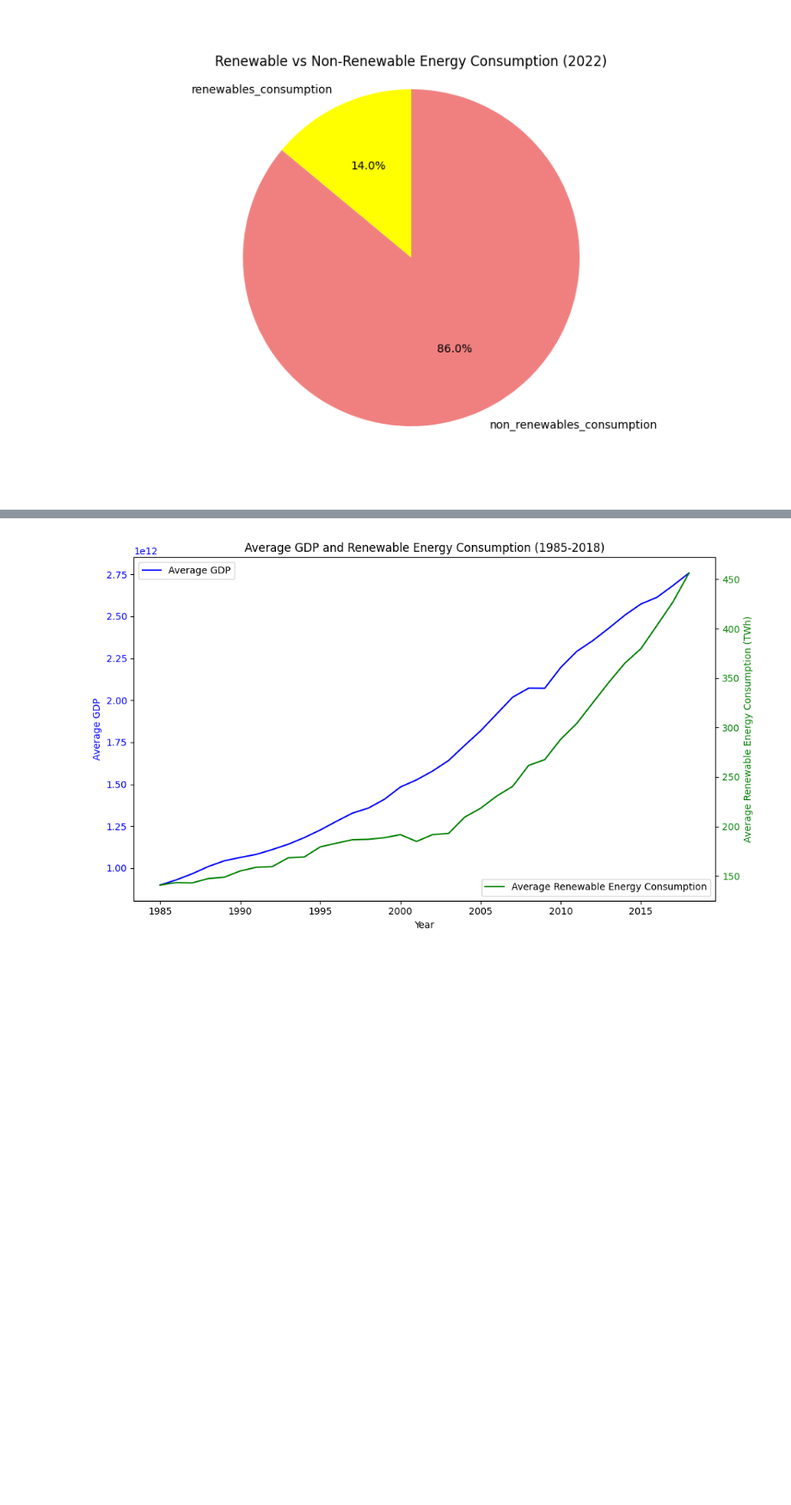
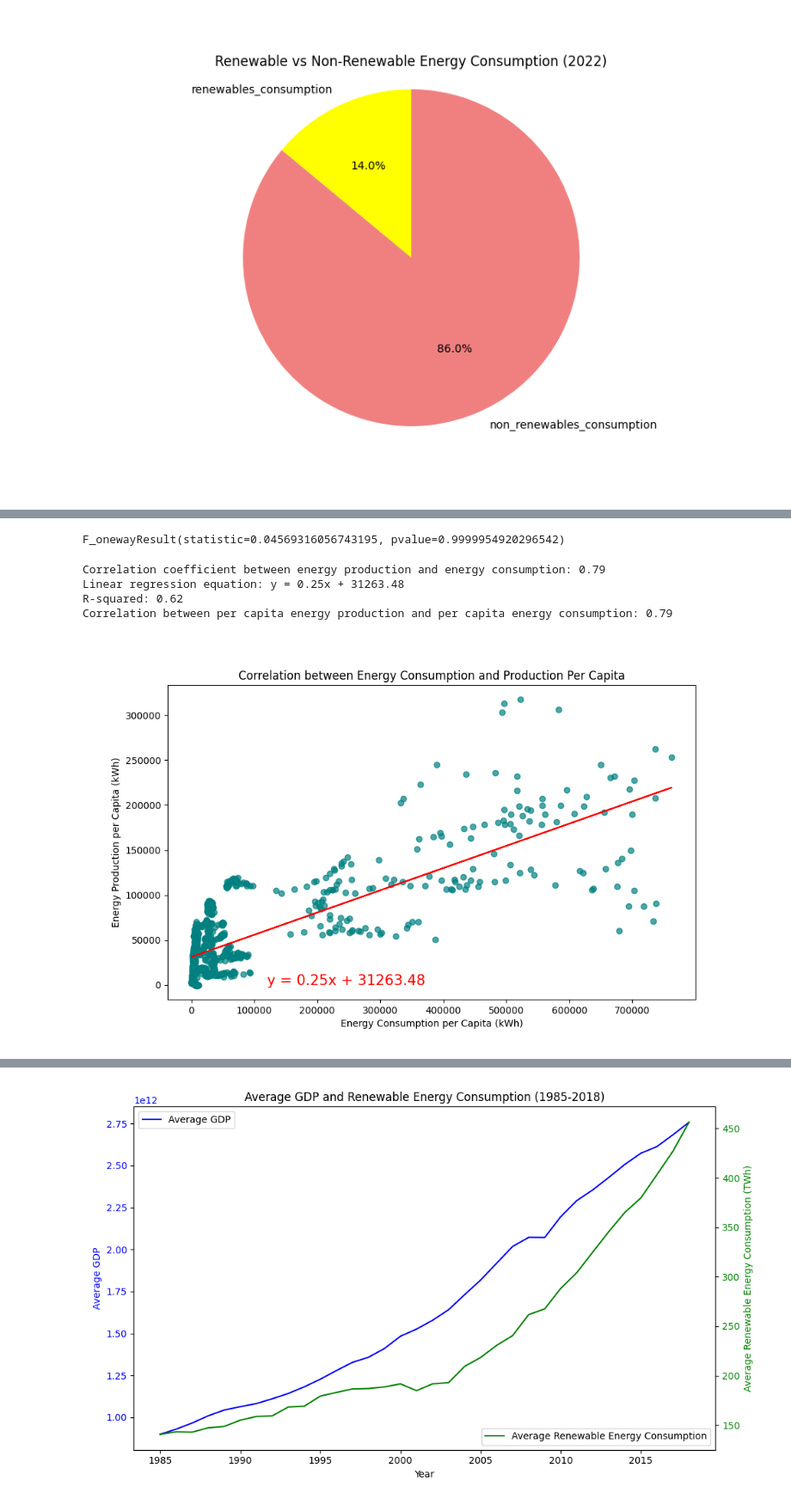
Before and after one commit to skythelimitdt/data_analytics_proj1, a Jupyter notebook: world_energy_consumption.ipynb, the cells around one changed output, grey strips where cells are left out. Shown at 86% size. Drawn from its saved outputs; the diff is of its cells as text; code cells hidden in the pictures; blank space fills up the shorter version.

```diff
--- a/world_energy_consumption.ipynb
+++ b/world_energy_consumption.ipynb
@@ -629 +694,59 @@ production_stats = filtered_df['total_prod_per_capita'].describe()
+# %%
+#ANOVA TEST production per capita
+import warnings
+warnings.filterwarnings('ignore')
+# Extract individual groups decade
+group0 = top_country_filtered_cl[top_country_filtered_cl['year'] == 2008]['total_prod_per_capita']
+group1 = top_country_filtered_cl[top_country_filtered_cl['year'] == 2009]['total_prod_per_capita']
+group2 = top_country_filtered_cl[top_country_filtered_cl['year'] == 2010]['total_prod_per_capita']
+group3 = top_country_filtered_cl[top_country_filtered_cl['year'] == 2011]['total_prod_per_capita']
+group4 = top_country_filtered_cl[top_country_filtered_cl['year'] == 2012]['total_prod_per_capita']
+group5 = top_country_filtered_cl[top_country_filtered_cl['year'] == 2013]['total_prod_per_capita']
+group6 = top_country_filtered_cl[top_country_filtered_cl['year'] == 2014]['total_prod_per_capita']
+group7 = top_country_filtered_cl[top_country_filtered_cl['year'] == 2015]['total_prod_per_capita']
+group8 = top_country_filtered_cl[top_country_filtered_cl['year'] == 2016]['total_prod_per_capita']
+group9 = top_country_filtered_cl[top_country_filtered_cl['year'] == 2017]['total_prod_per_capita']
+group10 = top_country_filtered_cl[top_country_filtered_cl['year'] == 2018]['total_prod_per_capita']
+stats.f_oneway(group0, group1, group2, group3, group4, group5, group6, group7, group8, group9,group10)
+# %% [output]
+F_onewayResult(statistic=0.04569316056743195, pvalue=0.9999954920296542)
+# %%
+# Q1 (Amy)
+# Scatter plot of energy production vs. energy consumption per capita
+plt.figure(figsize=(10, 6))
+plt.scatter(top_country_filtered['total_prod_per_capita'], top_country_filtered['total_cons_per_capita'], alpha=0.7, color='teal')
+
+plt.title('Correlation between Energy Consumption and Production Per Capita')
+plt.xlabel('Energy Consumption per Capita (kWh)')
+plt.ylabel('Energy Production per Capita (kWh)')
+
+# Calculate the correlation coefficient
+correlation = top_country_filtered['total_prod_per_capita'].corr(top_country_filtered['total_cons_per_capita'])
+print(f"Correlation coefficient between energy production and energy consumption: {correlation:.2f}")
+
+# Perform linear regression
+slope, intercept, r_value, p_value, std_err = linregress(
+    top_country_filtered['total_prod_per_capita'], top_country_filtered['total_cons_per_capita']
+)
+
+# Display results
+print(f"Linear regression equation: y = {slope:.2f}x + {intercept:.2f}")
+print(f"R-squared: {r_value**2:.2f}")
+
+plt.plot(top_country_filtered['total_prod_per_capita'], slope * top_country_filtered['total_prod_per_capita'] + intercept, color='red')
+line_eq = "y = " + str(round(slope,2)) + "x + " + str(round(intercept,2))
+plt.annotate(line_eq,(120000,250),fontsize=15,color="red")
+
+# Calculate the Pearson correlation coefficient between energy production and consumption per capita
+correlation = top_country_filtered[['total_cons_per_capita', 'total_prod_per_capita']].corr().iloc[0, 1]
+print(f"Correlation between per capita energy production and per capita energy consumption: {correlation:.2f}")
+
+# Save the plot
+plt.savefig('Resources/a_per_capita_regression.png')
+# %% [output]
+Correlation coefficient between energy production and energy consumption: 0.79
+Linear regression equation: y = 0.25x + 31263.48
+R-squared: 0.62
+Correlation between per capita energy production and per capita energy consumption: 0.79
+[figure, added]
 # %%
```
Also changed, not shown: parts of 12 cells of this notebook.
